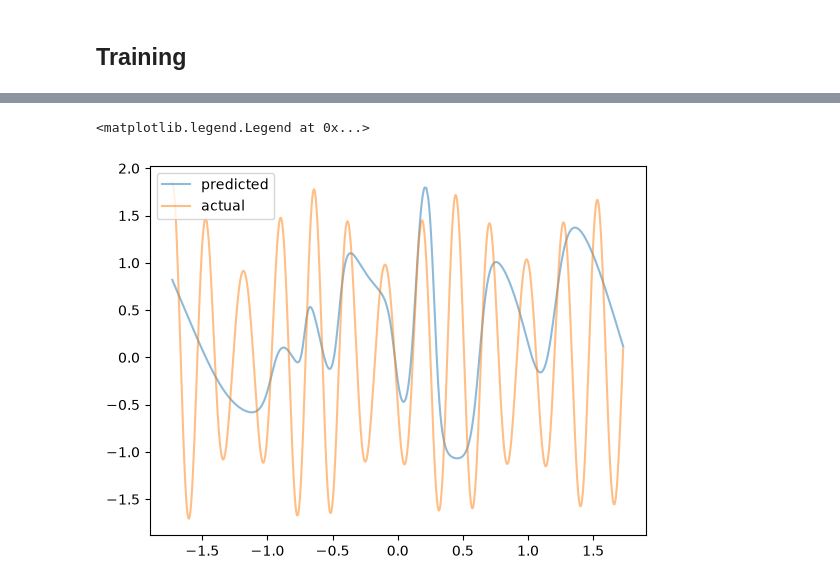
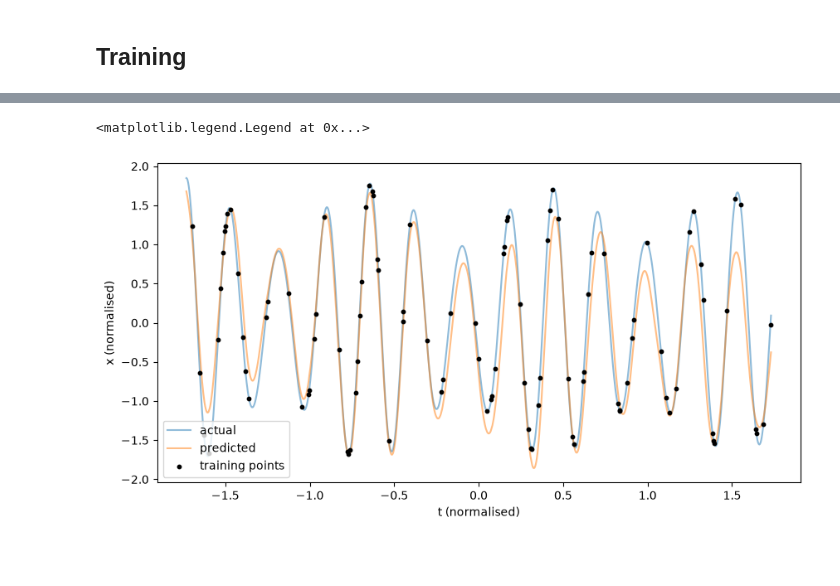
Before and after one commit to Jdev31/ForecastingOscillators, a Jupyter notebook: OscillatorTimeSeries/pytorch_PINN.ipynb, the cells around one changed output, grey strips where cells are left out. Saved outputs shown, nothing was run; the diff lists cells and outputs as text; code cells hidden in the pictures; blank space fills up the shorter version.

```diff
--- a/OscillatorTimeSeries/pytorch_PINN.ipynb
+++ b/OscillatorTimeSeries/pytorch_PINN.ipynb
@@ -91,8 +90,9 @@ training_dataset = TensorDataset(training_data_t, training_data_x)
 test_dataset = TensorDataset(test_data_t, test_data_x)
 
 training_dataloader = DataLoader(training_dataset, shuffle=True,  batch_size = batch_size)
-test_dataloader = DataLoader(test_dataset,)
-for X, y in test_dataloader:
+# one batch, unshuffled - so the plotting cell gets the test points back in time order
+test_dataloader = DataLoader(test_dataset, batch_size = len(test_dataset))
+for X, y in training_dataloader:
     print(f"Shape of X: {X.shape}")
     print(f"Shape of y: {y.shape} {y.dtype}")
     break
@@ -140,8 +140,9 @@ NeuralNetwork(
 # %%
 
 n_colloc = 200
-physics_const = 0
-basic_const = 1
+physics_const = 1
+basic_const = 0.5
+
 class CustomLoss(nn.Module):
     def __init__(self):
         super(CustomLoss, self).__init__()
@@ -151,7 +152,7 @@ class CustomLoss(nn.Module):
         basic_loss = nn.functional.mse_loss(output, target)
 
         # also need it to fit to osccilator equation
-        # m * d2x/dt2 + b * dx/dt + k * x - F_0 cos (w_0) = 0
+        # m * d2x/dt2 + b * dx/dt + k * x - F_0 cos (w_0 t) = 0
 
         # can use any arbritary t, as we are not labling them with correct solution
 
@@ -159,23 +160,31 @@ class CustomLoss(nn.Module):
         dxdt_norm = torch.autograd.grad(x_colloc, t_colloc,
                                    grad_outputs=torch.ones_like(x_colloc), # means doenst calculate arbritaty calculations between x_i and t_j
                                    create_graph=True)[0]
+
         d2xdt2_norm = torch.autograd.grad(dxdt_norm, t_colloc,
                                    grad_outputs=torch.ones_like(dxdt_norm),
                                    create_graph=True)[0]
 
-        # dx/dt_= d/dt ((x ((t- t_mean)/t_std ) = dx/dt_norm * 1/t_std
-        # d2x/dt2 = d2x/dt2_norm / t_std ** 2
-        dxdt = dxdt_norm / t_std
-        d2xdt2 = d2xdt2_norm / t_std
+        # the network outputs x_norm as a function of t_norm, so undo BOTH
+        # normalisations before the derivatives mean anything physically:
+        #   x = x_norm * x_std + x_mean,  t = t_norm * t_std + t_mean
+        # dx/dt    = dx_norm/dt_norm * x_std / t_std
+        # d2x/dt2  = d2x_norm/dt_norm2 * x_std / t_std ** 2
+        dxdt = dxdt_norm * x_std / t_std
+        d2xdt2 = d2xdt2_norm * x_std / t_std ** 2
 
-        residual = m * d2xdt2 + b * dxdt + k * x_colloc - F_0 * torch.cos(w_0 * (t_colloc * t_std + t_mean))
-        colloc_loss = nn.functional.mse_loss(residual, torch.zeros_like(residual))
+        x_phys = x_colloc * x_std + x_mean
+        t_phys = t_colloc * t_std + t_mean
+
+        residual = m * d2xdt2 + b * dxdt + k * x_phys - F_0 * torch.cos(w_0 * t_phys)
+        # divided by F_0 so the residual is dimensionless and physics_const is O(1)
+        colloc_loss = nn.functional.mse_loss(residual / F_0, torch.zeros_like(residual))
         return basic_const * basic_loss + physics_const * colloc_loss
     # def forward(self, t_nr)
 
 #loss_fn = nn.MSELoss()
 loss_fn = CustomLoss()
-optimizer = torch.optim.Adam(model.parameters(), lr=1e-4)
+optimizer = torch.optim.Adam(model.parameters(), lr=5e-2)
 # %% [markdown]
 ## Training
 # %%
@@ -256,20 +278,25 @@ Test Error:
 # %%
 ### Plotting Results
 x_pred, t_pred = [], []
 with torch.no_grad():
     for T, X in test_dataloader:
         T = T.to(device)
         pred = model(T)
         x_pred.append(pred.cpu())
         t_pred.append(T.cpu())
 x_pred = torch.cat(x_pred).squeeze()
 t_pred = torch.cat(t_pred).squeeze()
 
 
-fig, ax = plt.subplots()
+fig, ax = plt.subplots(figsize=(10, 5))
+ax.plot(t_norm, x_norm, label = "actual", alpha = 0.5)
 ax.plot(t_pred, x_pred, label = "predicted", alpha = 0.5)
-ax.plot(t_norm, x_norm, label = "actual", alpha = 0.5)
+# the training points - gaps between them are where the fit is free to wander
+ax.scatter(t_norm[training_index], x_norm[training_index],
+           s=10, color="k", zorder=3, label="training points")
+ax.set_xlabel("t (normalised)")
+ax.set_ylabel("x (normalised)")
 ax.legend()
 # %% [output]
 <matplotlib.legend.Legend at 0x...>
-[figure, old version]
+[figure, new version]
```
Also changed, not shown: parts of 3 cells of this notebook.
